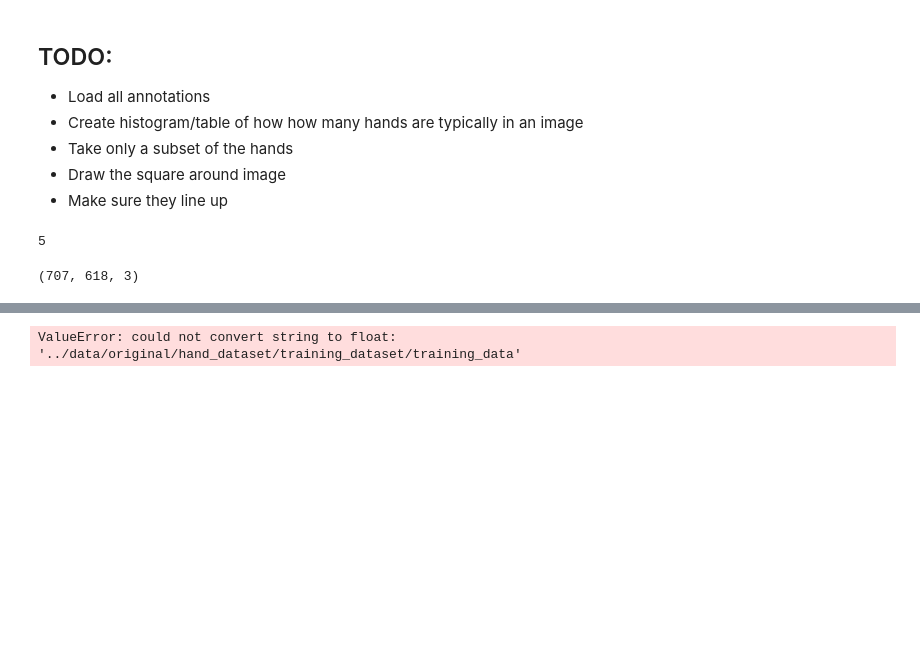
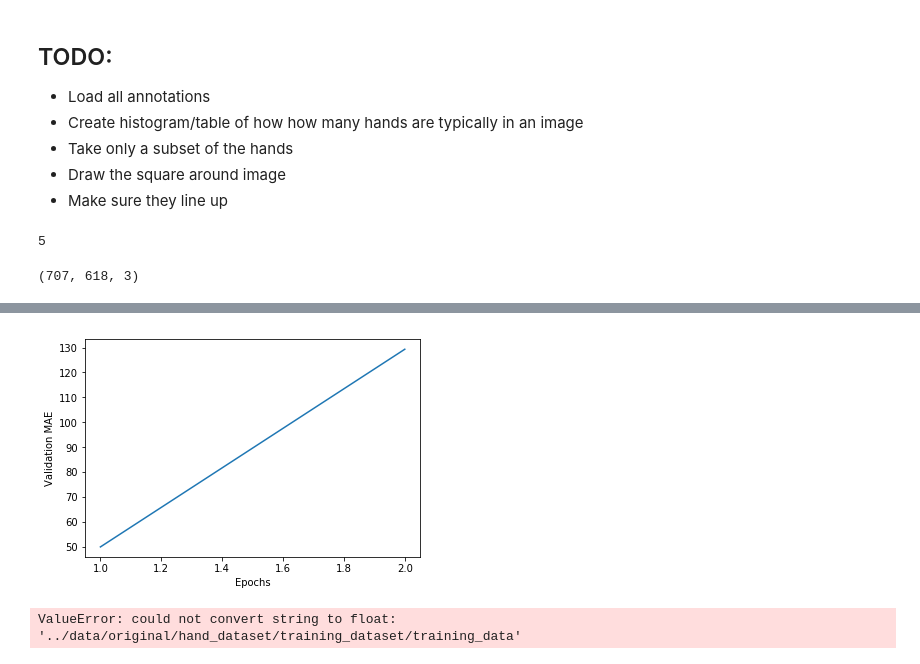
Before and after one commit to kjprice/smu-capstone, a Jupyter notebook: notebooks/Hands_localization.ipynb, the cells around one changed output, grey strips where cells are left out. Saved outputs shown, nothing was run; the diff lists cells and outputs as text; code cells hidden in the pictures; blank space fills up the shorter version.

Commit message:
Finally train localization model

```diff
--- a/notebooks/Hands_localization.ipynb
+++ b/notebooks/Hands_localization.ipynb
@@ -53,5 +56,5 @@ hidden_layer = conv_base.layers[-2].output
 # Connect a new layer on it
 new_output = Dense(2) (hidden_layer)
 # Build a new model
-model = Model(new_input, new_output)
+conv_base = Model(new_input, new_output)
 # %%
@@ -208,0 +238,8 @@ display_image_with_annotations(first_image, first_annotations_from_first_video)
+# %%
+model = models.Sequential()
+model.add(conv_base)
+
+# model.add(layers.Flatten()) # flatten layer already exists
+model.add(layers.Dense(256, activation='relu'))
+model.add(layers.Dense(FLATTENED_DIMENSIONS)) # linear
+model.compile(optimizer='rmsprop', loss='mse', metrics=['mae'])
@@ -209,3 +262,17 @@ display_image_with_annotations(first_image, first_annotations_from_first_video)
+# %%
+num_epochs = 2
+history = model.fit([x], y,
+                    epochs=num_epochs, batch_size=1, verbose=0)
+# %%
+import matplotlib.pyplot as plt
+mae = history.history['mean_absolute_error']
+
+plt.plot(range(1, len(mae) + 1), mae)
+plt.xlabel('Epochs')
+plt.ylabel('Validation MAE')
+plt.show()
+# %% [output]
+[figure, added]
 # %%
 def create_data_generator():
     # All images will be rescaled by 1./255
```
Also changed, not shown: parts of 9 cells of this notebook.
